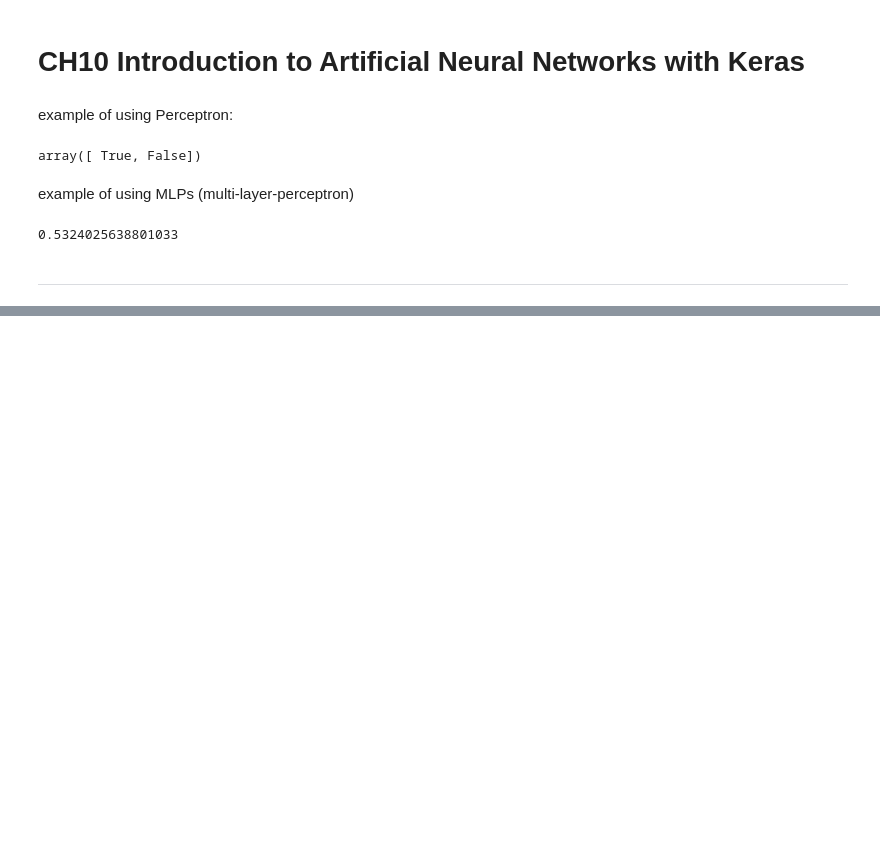
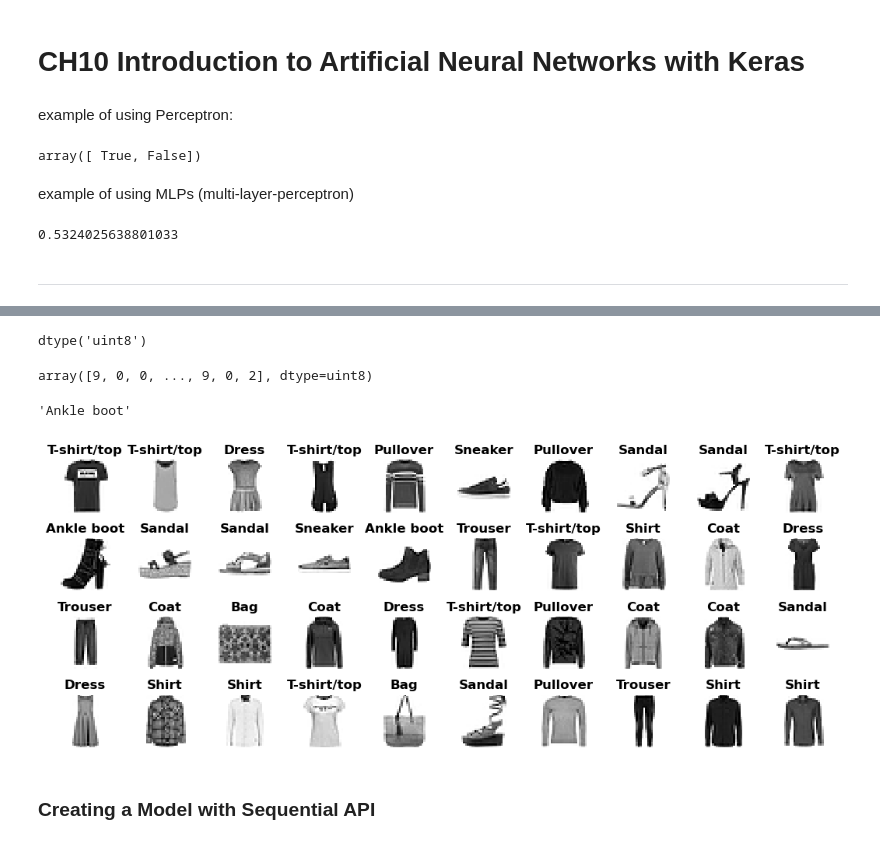
Before and after one commit to sayedgamal99/Data-Science, a Jupyter notebook: Educational/Hands-On-Machine-Learning/CH10 Introduction to Artificial Neural Networks with Keras/Introduction to Artificial Neural Networks with Keras.ipynb, the cells around one changed output, grey strips where cells are left out. Drawn from its saved outputs; the diff is of its cells as text; code cells hidden in the pictures; blank space fills up the shorter version.

Commit message:
data provided, model defined using sequential

```diff
--- a/Educational/Hands-On-Machine-Learning/CH10 Introduction to Artificial Neural Networks with Keras/Introduction to Artificial Neural Networks with Keras.ipynb
+++ b/Educational/Hands-On-Machine-Learning/CH10 Introduction to Artificial Neural Networks with Keras/Introduction to Artificial Neural Networks with Keras.ipynb
@@ -48,0 +51,6 @@ rmse
+# %%
+import tensorflow as tf
+fashon_mnist = tf.keras.datasets.fashion_mnist.load_data()
+(X_train_f, y_train_f), (X_test, y_test) = fashon_mnist
+X_train, y_train = X_train_f[:-5000], y_train_f[:-5000]
+X_valid, y_valid = X_train_f[-5000:], y_train_f[-5000:]
@@ -48,0 +61,36 @@ rmse
+# %%
+X_train.dtype
+# %% [output]
+dtype('uint8')
+# %%
+X_train, X_valid, X_test = X_train / 255., X_valid / 255., X_test / 255.
+# %%
+class_names = ["T-shirt/top", "Trouser", "Pullover", "Dress", "Coat",
+               "Sandal", "Shirt", "Sneaker", "Bag", "Ankle boot"]
+# %%
+y_train
+# %% [output]
+array([9, 0, 0, ..., 9, 0, 2], dtype=uint8)
+# %%
+class_names[y_train[0]]
+# %% [output]
+'Ankle boot'
+# %%
+import matplotlib.pyplot as plt
+n_rows = 4
+n_cols = 10
+plt.figure(figsize=(n_cols*1.3, n_rows*1.2))
+i = 0
+for r in range(n_rows):
+    for c in range(n_cols):
+        i += 1
+        plt.subplot(n_rows, n_cols, i)
+        plt.imshow(X_train[i], cmap='binary', interpolation="nearest")
+        plt.axis('off')
+        plt.title(class_names[y_train[i]])
+plt.subplots_adjust(wspace=0.2, hspace=0.5)
+plt.show()
+# %% [output]
+[figure, added]
+# %% [markdown]
+### Creating a Model with Sequential API
```
Also changed, not shown: parts of 12 cells of this notebook, 1 other file.
